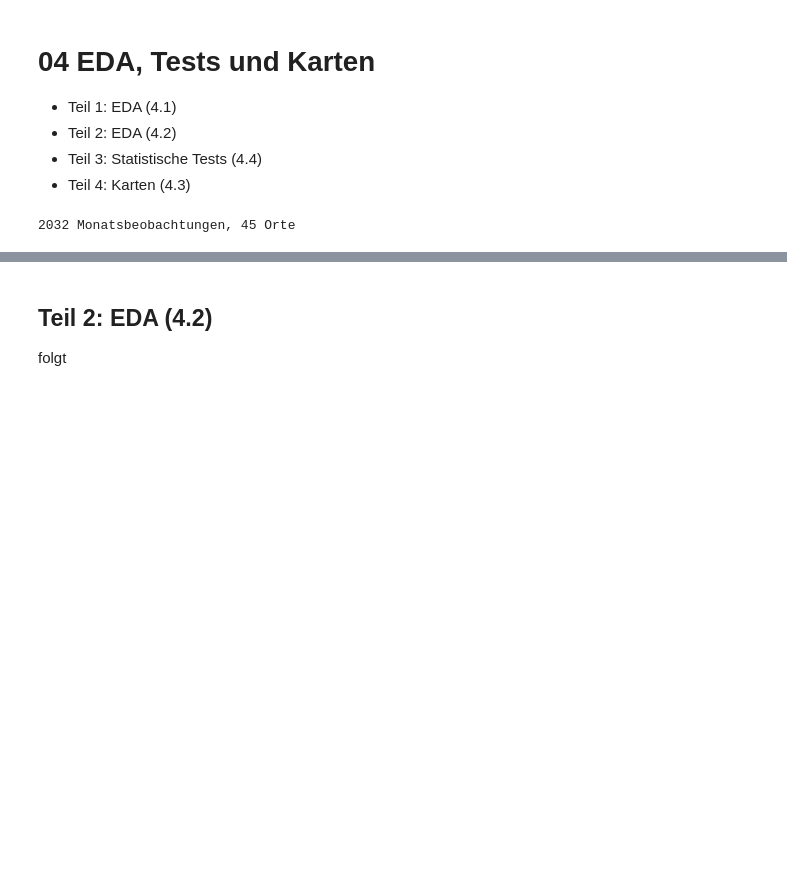
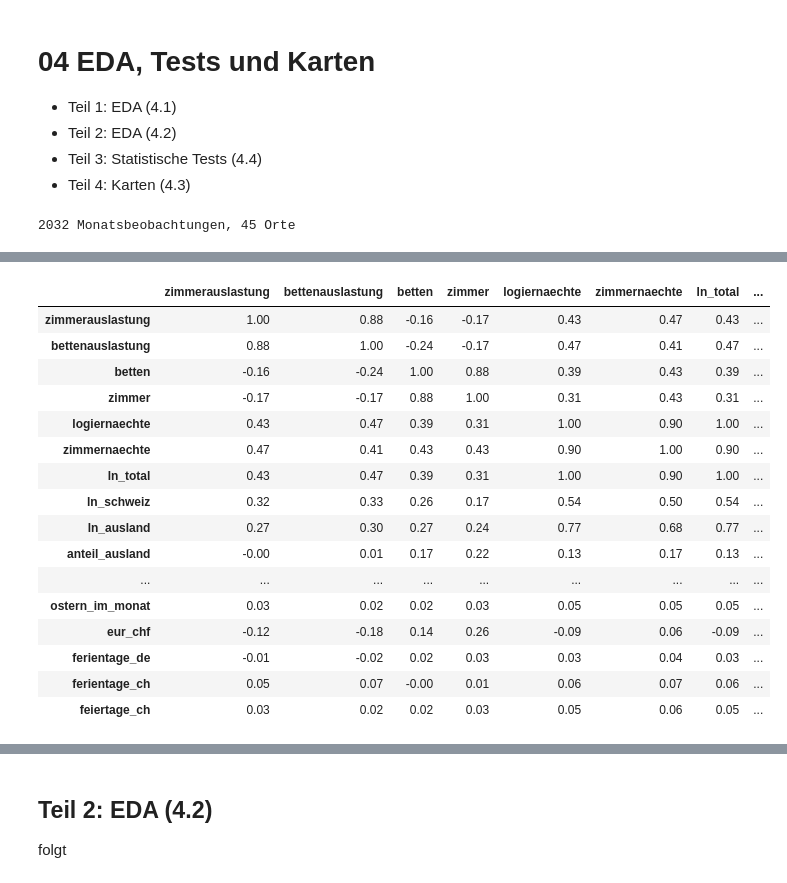
Before and after one commit to aakset/wintertourismus-schnee, a Jupyter notebook: notebooks/04_eda_tests_karte.ipynb, the cells around one changed output, grey strips where cells are left out. Drawn from its saved outputs; the diff is of its cells as text; code cells hidden in the pictures; blank space fills up the shorter version.

```diff
--- a/notebooks/04_eda_tests_karte.ipynb
+++ b/notebooks/04_eda_tests_karte.ipynb
@@ -29,0 +324,24 @@ folgt
+# %%
+ortsfest = ["hoehe_m", "winteranteil"]
+num_ber = [c for c in num if c not in ortsfest]
+dk_ber = dk[num_ber] - dk.groupby(["bfs_nr", "monat"])[num_ber].transform("mean")
+kor_ber = dk_ber.corr()
+kor_ber.round(2).style.background_gradient(cmap="RdBu_r", vmin=-1, vmax=1).format("{:.2f}")
+# %% [output]
+|  | zimmerauslastung | bettenauslastung | betten | zimmer | logiernaechte | zimmernaechte | ln_total | ... |
+| zimmerauslastung | 1.00 | 0.88 | -0.16 | -0.17 | 0.43 | 0.47 | 0.43 | ... |
+| bettenauslastung | 0.88 | 1.00 | -0.24 | -0.17 | 0.47 | 0.41 | 0.47 | ... |
+| betten | -0.16 | -0.24 | 1.00 | 0.88 | 0.39 | 0.43 | 0.39 | ... |
+| zimmer | -0.17 | -0.17 | 0.88 | 1.00 | 0.31 | 0.43 | 0.31 | ... |
+| logiernaechte | 0.43 | 0.47 | 0.39 | 0.31 | 1.00 | 0.90 | 1.00 | ... |
+| zimmernaechte | 0.47 | 0.41 | 0.43 | 0.43 | 0.90 | 1.00 | 0.90 | ... |
+| ln_total | 0.43 | 0.47 | 0.39 | 0.31 | 1.00 | 0.90 | 1.00 | ... |
+| ln_schweiz | 0.32 | 0.33 | 0.26 | 0.17 | 0.54 | 0.50 | 0.54 | ... |
+| ln_ausland | 0.27 | 0.30 | 0.27 | 0.24 | 0.77 | 0.68 | 0.77 | ... |
+| anteil_ausland | -0.00 | 0.01 | 0.17 | 0.22 | 0.13 | 0.17 | 0.13 | ... |
+| ... | ... | ... | ... | ... | ... | ... | ... | ... |
+| ostern_im_monat | 0.03 | 0.02 | 0.02 | 0.03 | 0.05 | 0.05 | 0.05 | ... |
+| eur_chf | -0.12 | -0.18 | 0.14 | 0.26 | -0.09 | 0.06 | -0.09 | ... |
+| ferientage_de | -0.01 | -0.02 | 0.02 | 0.03 | 0.03 | 0.04 | 0.03 | ... |
+| ferientage_ch | 0.05 | 0.07 | -0.00 | 0.01 | 0.06 | 0.07 | 0.06 | ... |
+| feiertage_ch | 0.03 | 0.02 | 0.02 | 0.03 | 0.05 | 0.06 | 0.05 | ... |
```
Also changed, not shown: parts of 40 cells of this notebook, 6 other files.
